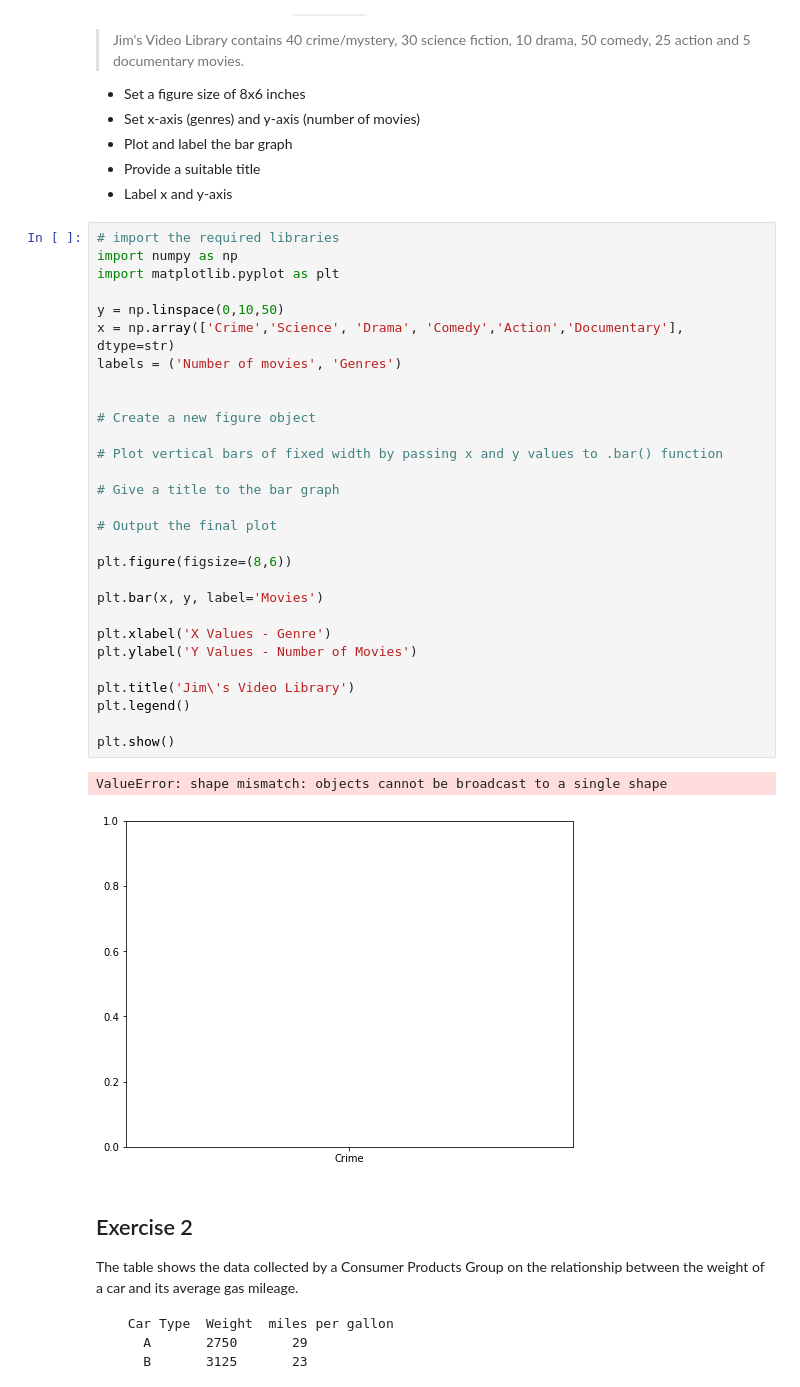
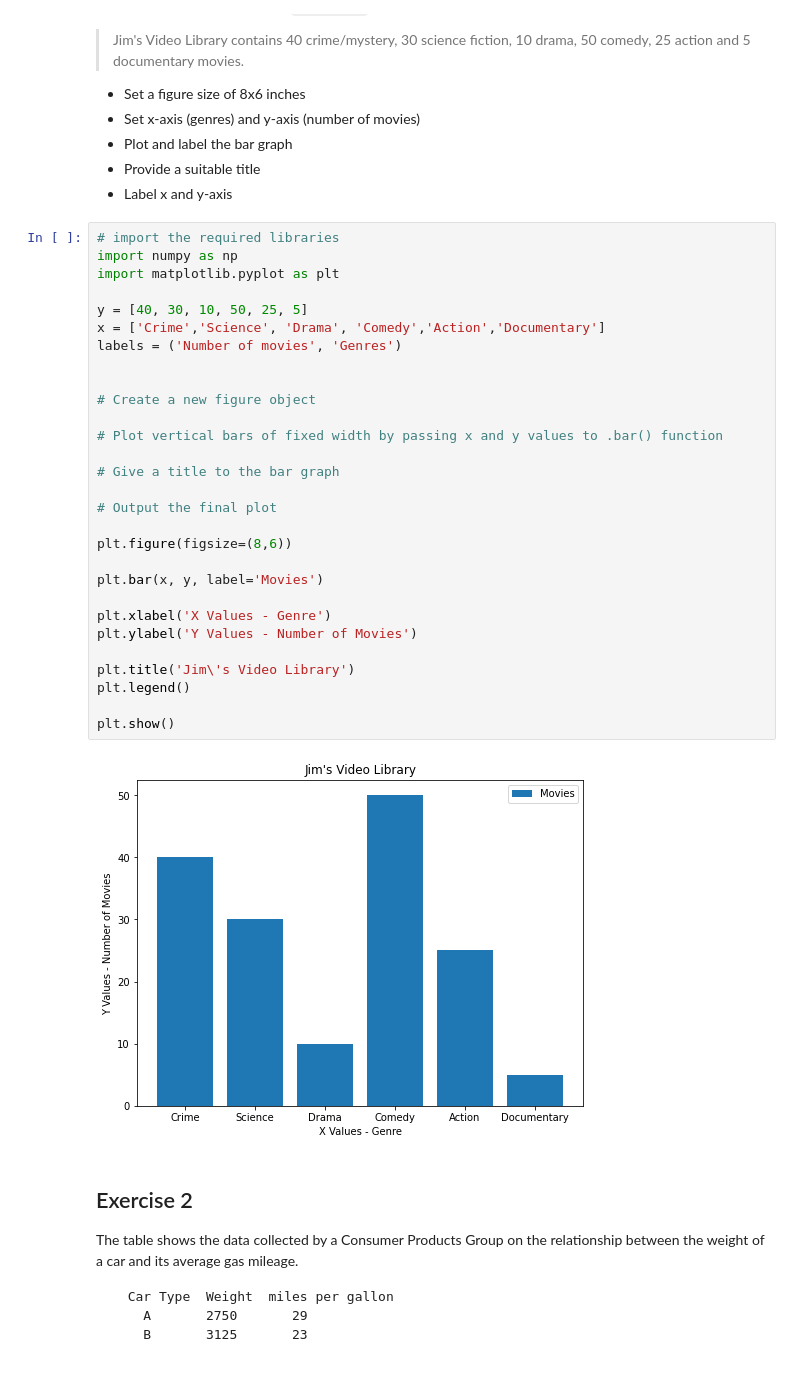
Before and after one commit to adcm2292/dsc-data-viz-lab, a Jupyter notebook: index.ipynb, the cells around one changed output. Saved outputs shown, nothing was run; the diff lists cells and outputs as text.

```diff
--- a/index.ipynb
+++ b/index.ipynb
@@ -24,35 +24,34 @@ Make a vertical bar graph using `plt.bar()` for the following set of data:
 # %%
 # import the required libraries
 import numpy as np
 import matplotlib.pyplot as plt
 
-y = np.linspace(0,10,50)
-x = np.array(['Crime','Science', 'Drama', 'Comedy','Action','Documentary'], dtype=str)
+y = [40, 30, 10, 50, 25, 5]
+x = ['Crime','Science', 'Drama', 'Comedy','Action','Documentary']
 labels = ('Number of movies', 'Genres')
 
 
 # Create a new figure object
 
 # Plot vertical bars of fixed width by passing x and y values to .bar() function
 
 # Give a title to the bar graph
 
 # Output the final plot
 
 plt.figure(figsize=(8,6))
 
 plt.bar(x, y, label='Movies')
 
 plt.xlabel('X Values - Genre')
 plt.ylabel('Y Values - Number of Movies')
 
 plt.title('Jim\'s Video Library')
 plt.legend()
 
 plt.show()
 # %% [output]
-ValueError: shape mismatch: objects cannot be broadcast to a single shape
-[figure, old version]
+[figure, new version]
 # %% [markdown]
 ## Exercise 2
 
```
Also changed, not shown: parts of 3 cells of this notebook.
